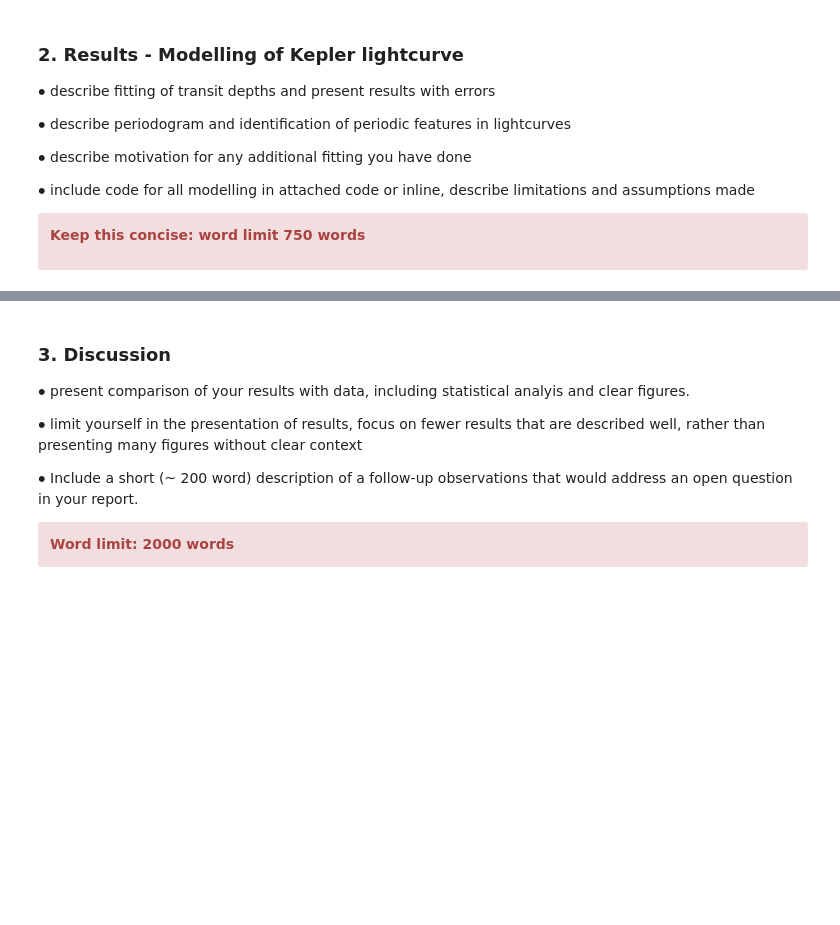
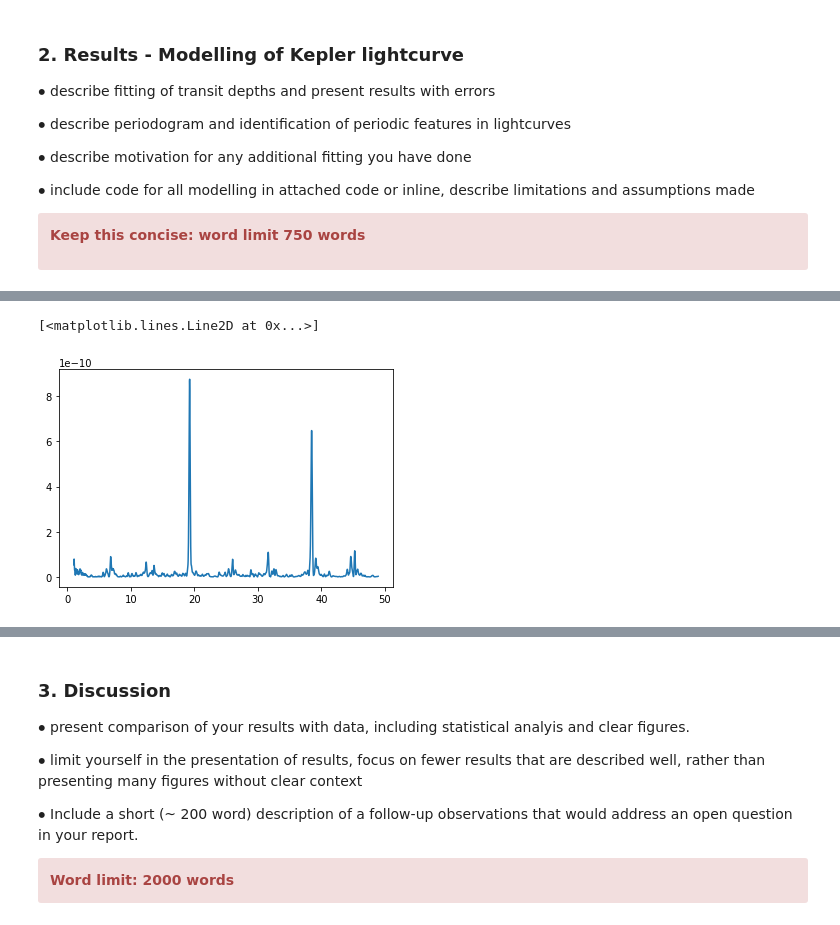
Before and after one commit to cm2435/university_computing_y3, a Jupyter notebook: ph30016_b/Coursework_B_Template.ipynb, the cells around one changed output, grey strips where cells are left out. Cells and saved outputs as stored; diff of their text form; code cells hidden in the pictures; blank space fills up the shorter version.

```diff
--- a/ph30016_b/Coursework_B_Template.ipynb
+++ b/ph30016_b/Coursework_B_Template.ipynb
@@ -55,0 +154,18 @@ $\bullet$ include code for all modelling in attached code or inline, describe li
+# %%
+#time_arr
+dt = time_arr[1] - time_arr[0]
+T = time_arr[-1] - time_arr[0]
+
+import scipy.signal
+from scipy.signal import lombscargle
+freqs = np.linspace((1/T),(1/dt), 2000)
+lomb = scipy.signal.lombscargle(time_arr, flux_arr, freqs, precenter=True)
+# %%
+freqs = np.linspace((1/T),(1/dt), 2000)
+lomb = scipy.signal.lombscargle(time_arr, flux_arr, freqs, precenter=True)
+
+periods_found_from_lomb = [19.221, 38.433512752318606]
+plt.plot(period, lomb2)
+# %% [output]
+[<matplotlib.lines.Line2D at 0x...>]
+[figure, added]
```
Also changed, not shown: parts of 20 cells of this notebook, 1 other file.
